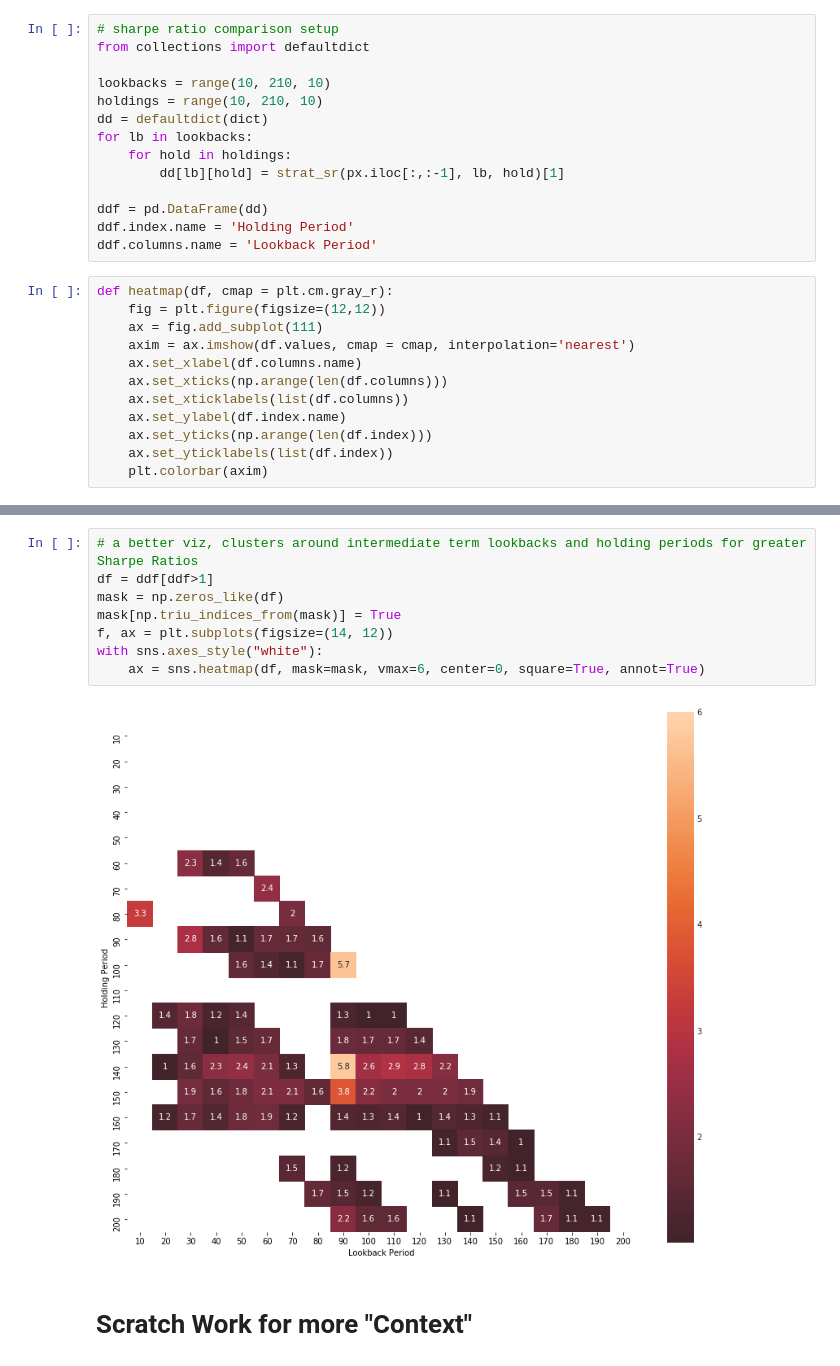
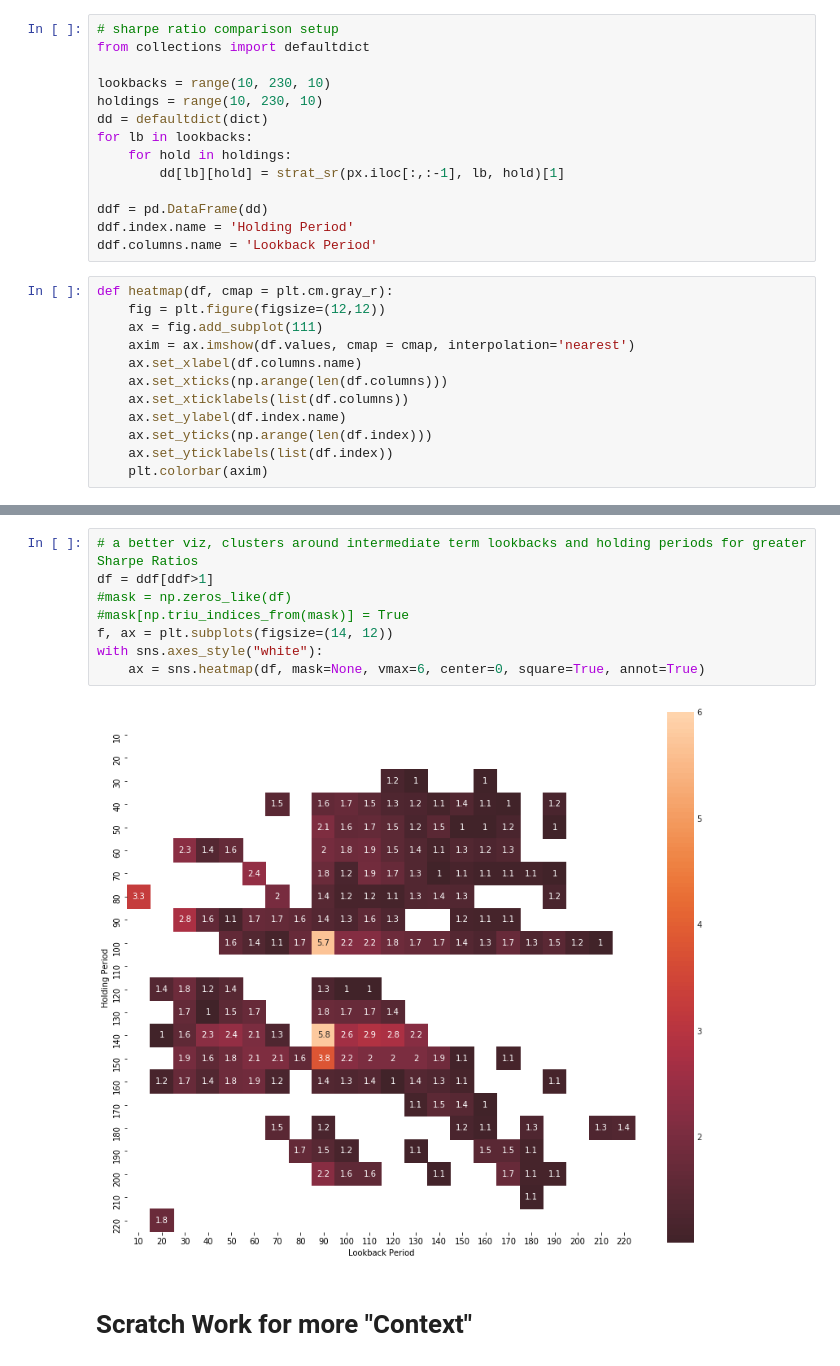
Before and after one commit to dpmurraygt/CaseStudy4_MSDS7333, a Jupyter notebook: WORKING_Case_Study2_020218.ipynb, the cells around one changed output, grey strips where cells are left out. Saved outputs shown, nothing was run; the diff lists cells and outputs as text.

```diff
--- a/WORKING_Case_Study2_020218.ipynb
+++ b/WORKING_Case_Study2_020218.ipynb
@@ -181,8 +181,8 @@ strat_sr(px.iloc[:,:-1], 90, 140)[1]
 # sharpe ratio comparison setup
 from collections import defaultdict
 
-lookbacks = range(10, 210, 10)
-holdings = range(10, 210, 10)
+lookbacks = range(10, 230, 10)
+holdings = range(10, 230, 10)
 dd = defaultdict(dict)
 for lb in lookbacks:
     for hold in holdings:
@@ -211,13 +211,13 @@ plt.show()
 # %%
 # a better viz, clusters around intermediate term lookbacks and holding periods for greater Sharpe Ratios
 df = ddf[ddf>1]
-mask = np.zeros_like(df)
-mask[np.triu_indices_from(mask)] = True
+#mask = np.zeros_like(df)
+#mask[np.triu_indices_from(mask)] = True
 f, ax = plt.subplots(figsize=(14, 12))
 with sns.axes_style("white"):
-    ax = sns.heatmap(df, mask=mask, vmax=6, center=0, square=True, annot=True)
+    ax = sns.heatmap(df, mask=None, vmax=6, center=0, square=True, annot=True)
 # %% [output]
-[figure, old version]
+[figure, new version]
 # %% [markdown]
 # Scratch Work for more "Context"
 # %%
```
Also changed, not shown: parts of 3 cells of this notebook.
